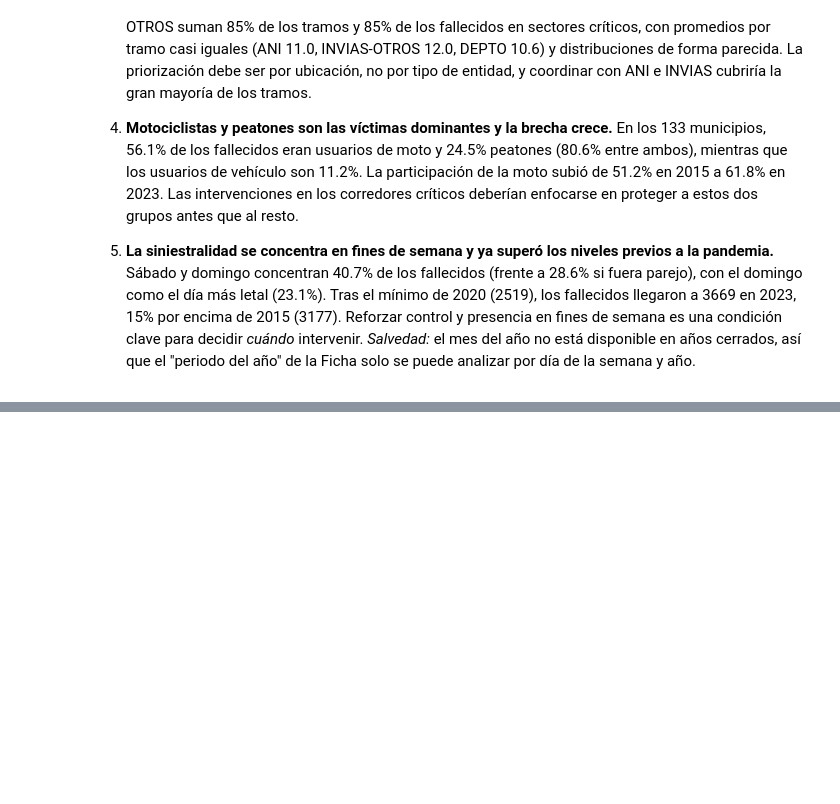
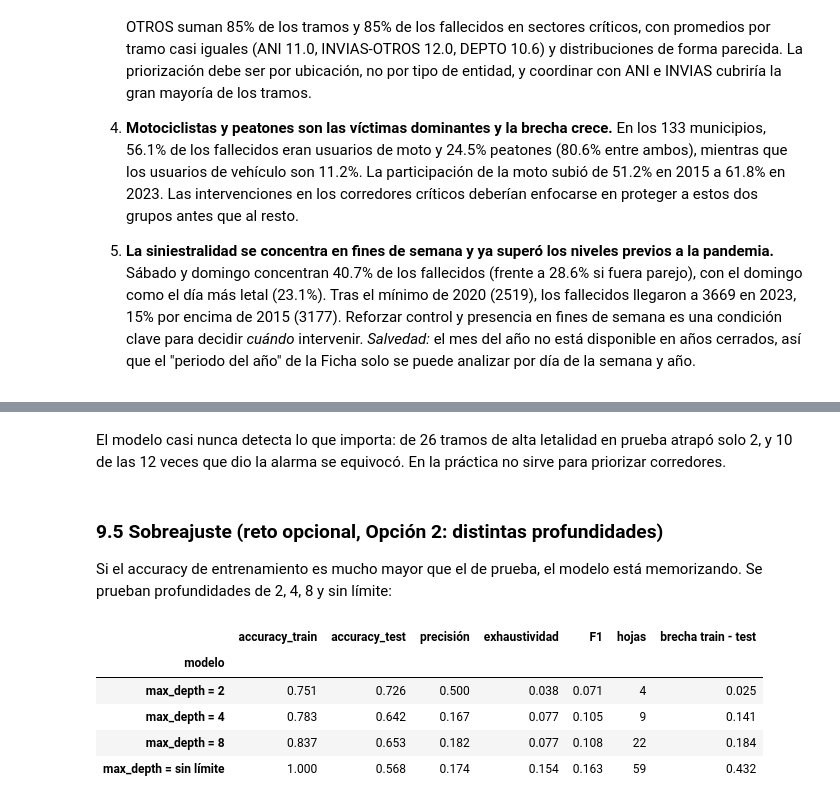
Before and after one commit to winderoman/mineria-siniestralidad-vial, a Jupyter notebook: notebooks/notebook_adquisicion2.ipynb, the cells around one changed output, grey strips where cells are left out. Saved outputs shown, nothing was run; the diff lists cells and outputs as text; code cells hidden in the pictures; blank space fills up the shorter version.

```diff
--- a/notebooks/notebook_adquisicion2.ipynb
+++ b/notebooks/notebook_adquisicion2.ipynb
@@ -771,0 +956,24 @@ Cifras tomadas de las celdas anteriores. Fallecidos en sectores críticos = Fuen
+# %% [markdown]
+El modelo casi nunca detecta lo que importa: de 26 tramos de alta letalidad en prueba atrapó solo 2, y 10 de las 12 veces que dio la alarma se equivocó. En la práctica no sirve para priorizar corredores.
+# %% [markdown]
+### 9.5 Sobreajuste (reto opcional, Opción 2: distintas profundidades)
+
+Si el accuracy de entrenamiento es mucho mayor que el de prueba, el modelo está memorizando. Se prueban profundidades de 2, 4, 8 y sin límite:
+# %%
+filas = []
+for prof in [2, 4, 8, None]:
+    m = DecisionTreeClassifier(max_depth=prof, random_state=42).fit(X_tr, y_tr)
+    fila = evaluar(m, X_tr, X_te, y_tr, y_te, f"max_depth = {prof if prof else 'sin límite'}")
+    fila['hojas'] = m.get_n_leaves()
+    filas.append(fila)
+
+por_profundidad = pd.DataFrame(filas).set_index('modelo').round(3)
+por_profundidad['brecha train - test'] = (por_profundidad['accuracy_train'] - por_profundidad['accuracy_test']).round(3)
+por_profundidad
+# %% [output]
+|  | accuracy_train | accuracy_test | precisión | exhaustividad | F1 | hojas | brecha train - test |
+| modelo |  |  |  |  |  |  |  |
+| max_depth = 2 | 0.751 | 0.726 | 0.500 | 0.038 | 0.071 | 4 | 0.025 |
+| max_depth = 4 | 0.783 | 0.642 | 0.167 | 0.077 | 0.105 | 9 | 0.141 |
+| max_depth = 8 | 0.837 | 0.653 | 0.182 | 0.077 | 0.108 | 22 | 0.184 |
+| max_depth = sin límite | 1.000 | 0.568 | 0.174 | 0.154 | 0.163 | 59 | 0.432 |
```
Also changed, not shown: parts of 21 cells of this notebook.
